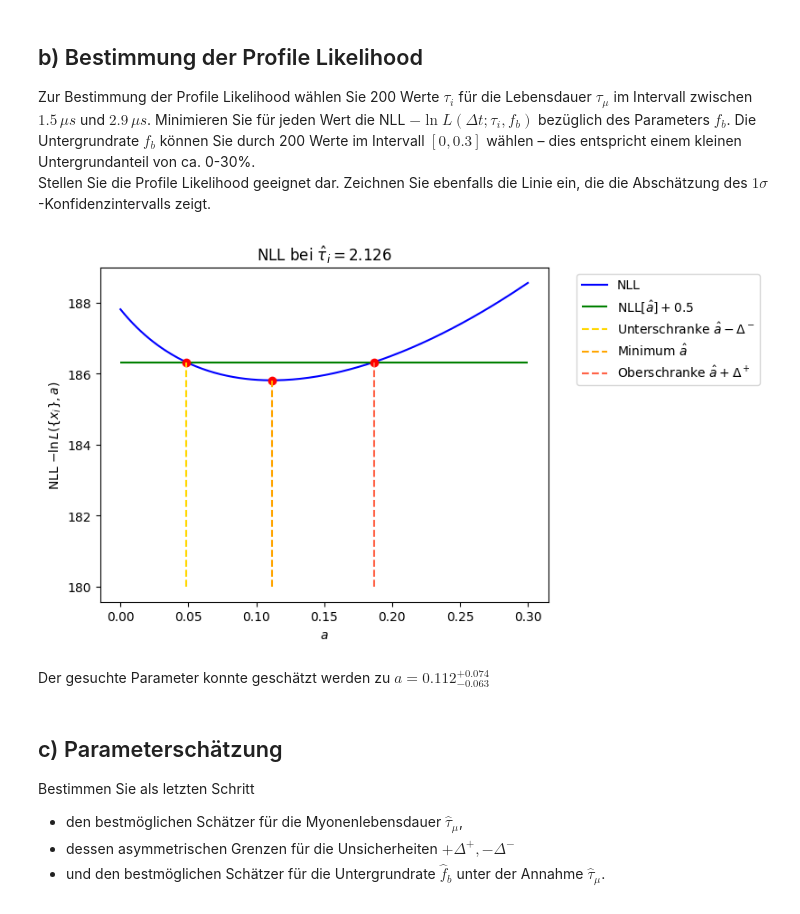
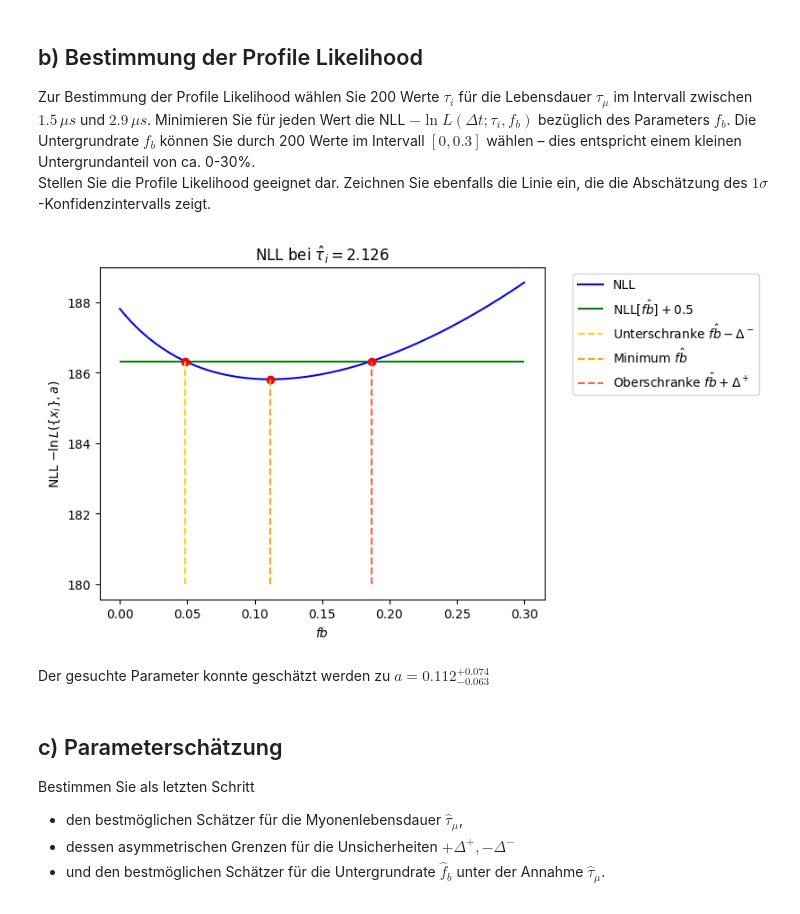
Before and after one commit to AlFa-Tier/Uni_codes, a Jupyter notebook: Stat. Datenauswertung/AufgabenBlätter/Blatt04/Blatt04.ipynb, the cells around one changed output. Saved outputs shown, nothing was run; the diff lists cells and outputs as text; code cells hidden in the pictures.

```diff
--- a/Stat. Datenauswertung/AufgabenBlätter/Blatt04/Blatt04.ipynb
+++ b/Stat. Datenauswertung/AufgabenBlätter/Blatt04/Blatt04.ipynb
@@ -189,41 +189,39 @@ fb = np.linspace(0,0.3, 200)
 NLLs = np.zeros((len(tau),len(fb)))
 
 for i in range(len(tau)):
 	NLLs[i] = nll(data, fb, decaypdf, tau[i])
 
 minimum = np.argmin(NLLs)
 min_NLL, min_pos = np.unravel_index(minimum, NLLs.shape)
 
 plt.plot(fb, NLLs[min_NLL], 'b-', label='NLL')
-plt.xlabel('a')
-plt.ylabel(r'NLL')
 plt.title(rf'NLL bei $\hat{{\tau}}_{{i}} = {tau[min_NLL]:.03f}$')
 
 dotsx = find_iintervalls(NLLs[min_NLL], fb)
 
 dots_x = [dotsx[1], dotsx[0], dotsx[2]]
 dots_y = [NLLs[min_NLL][min_pos]+0.5, NLLs[min_NLL][min_pos], NLLs[min_NLL][min_pos]+0.5]
 
-plt.hlines(NLLs[min_NLL][min_pos]+0.5, 0, 0.3, color='green', label=r'NLL$[\hat{a}]+0.5$')
+plt.hlines(NLLs[min_NLL][min_pos]+0.5, 0, 0.3, color='green', label=r'NLL$[\hat{fb}]+0.5$')
 plt.plot(dots_x, dots_y, 'ro')
 
 colors = ['gold', 'orange', 'tomato']
-labels = [r'Unterschranke $\hat{a}-\Delta^-$', r'Minimum $\hat{a}$', r'Oberschranke $\hat{a}+\Delta^+$']
+labels = [r'Unterschranke $\hat{fb}-\Delta^-$', r'Minimum $\hat{fb}$', r'Oberschranke $\hat{fb}+\Delta^+$']
 for i in range(3):
     plt.vlines(dots_x[i], 180, dots_y[i], linestyle='dashed', color=colors[i], label=labels[i])
 
 # plt.ylim(185, 187)
 # plt.xlim(0,0.2)
-plt.xlabel(r'$a$')
+plt.xlabel(r'$fb$')
 plt.ylabel(r'NLL $-\ln L\left(\left\{x_i\right\},a\right)$')
 plt.legend(bbox_to_anchor=(1.05, 1), loc='upper left')
 plt.show()
 
 
-a_best, a_left, a_right = find_estimator(NLLs[min_NLL],fb)
-display(Markdown(f'Der gesuchte Parameter konnte geschätzt werden zu $a = {a_best:.3f}^{{+{a_right:.3f}}}_{{-{a_left:.3f}}}$'))
+fb_best, fb_left, fb_right = find_estimator(NLLs[min_NLL],fb)
+display(Markdown(f'Der gesuchte Parameter konnte geschätzt werden zu $a = {fb_best:.3f}^{{+{fb_right:.3f}}}_{{-{fb_left:.3f}}}$'))
 # %% [output]
-[figure, old version]
+[figure, new version]
 Der gesuchte Parameter konnte geschätzt werden zu $a = 0.112^{+0.074}_{-0.063}$
 # %% [markdown]
 ## c) Parameterschätzung
```
Also changed, not shown: parts of 1 cell of this notebook, 1 other file.
